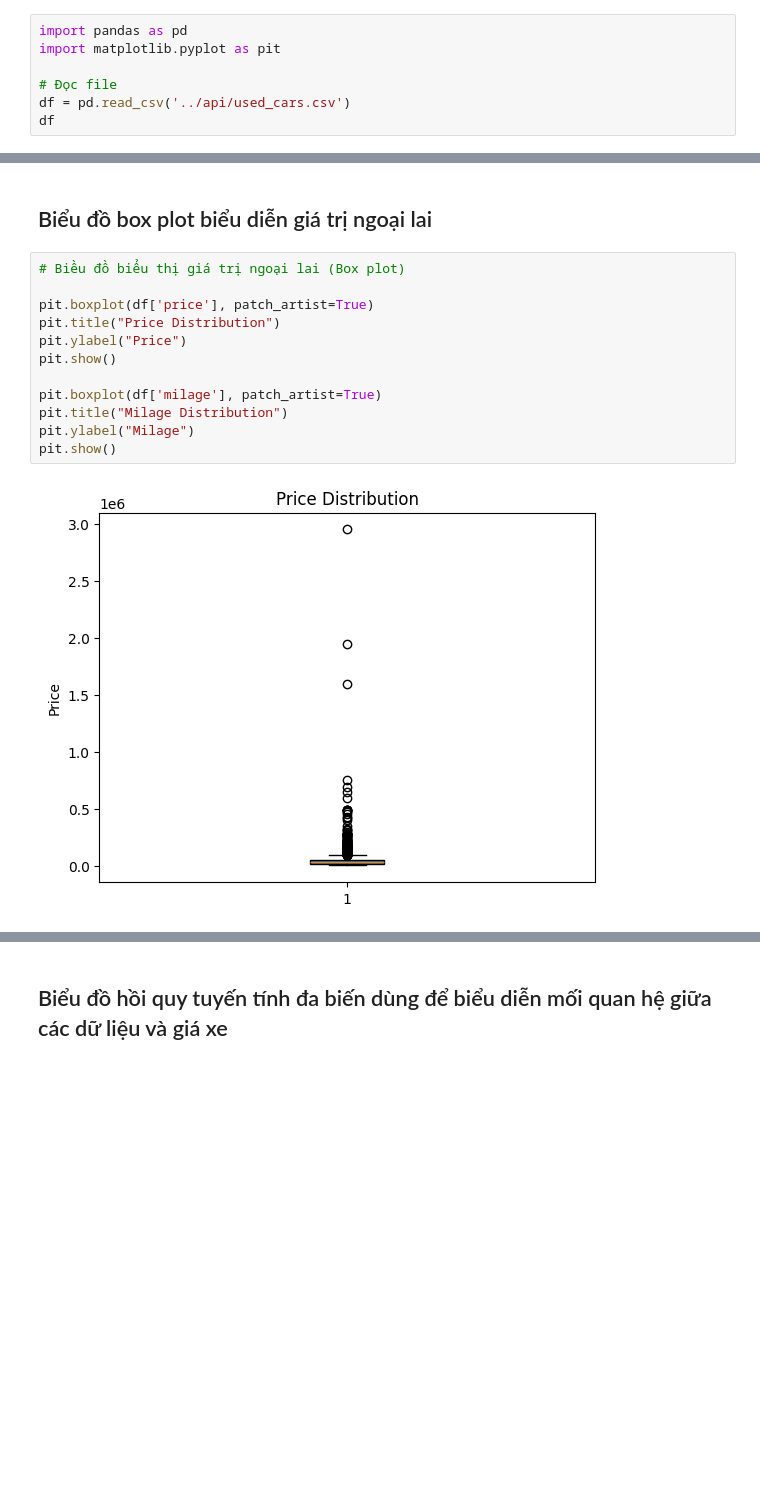
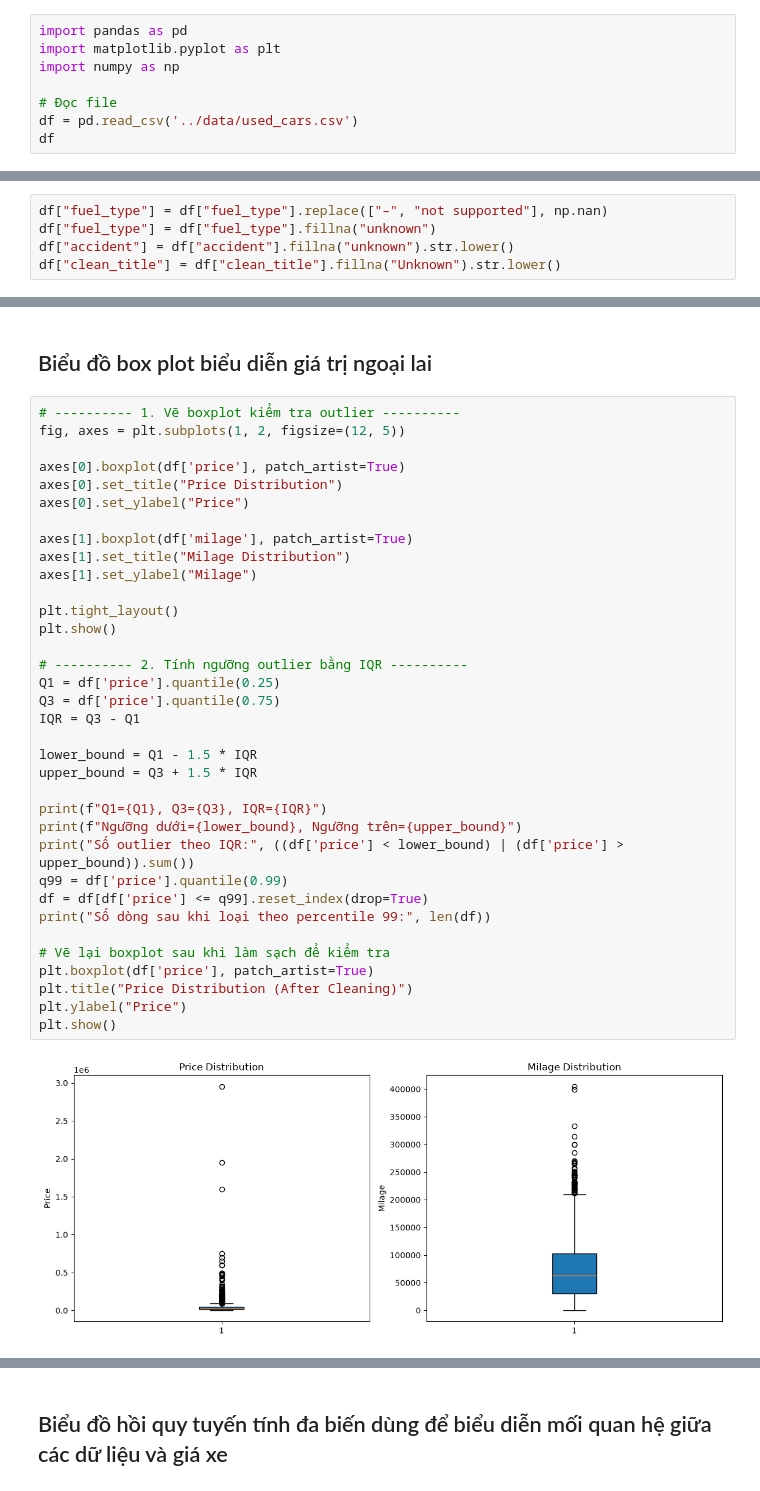
Before and after one commit to Thienbao2211/Used_Car_Analysis, a Jupyter notebook: notebook/PNL_CSA07.ipynb, the cells around one changed output, grey strips where cells are left out. Drawn from its saved outputs; the diff is of its cells as text; blank space fills up the shorter version.

Commit message:
10/8 fix  data

```diff
--- a/notebook/PNL_CSA07.ipynb
+++ b/notebook/PNL_CSA07.ipynb
@@ -3,10 +3,11 @@
 ## Tải tất cả thư viện cần thiết và xử lý dataframe
 # %%
 import pandas as pd
-import matplotlib.pyplot as pit
+import matplotlib.pyplot as plt
+import numpy as np
 
 # Đọc file
-df = pd.read_csv('../api/used_cars.csv')
+df = pd.read_csv('../data/used_cars.csv')
 df
 # %% [output]
 |  | brand | model | model_year | milage | fuel_type | engine | transmission | ext_col | int_col | accident | ... |
@@ -159,0 +216,5 @@ df.describe()
+# %%
+df["fuel_type"] = df["fuel_type"].replace(["–", "not supported"], np.nan)
+df["fuel_type"] = df["fuel_type"].fillna("unknown")
+df["accident"] = df["accident"].fillna("unknown").str.lower()
+df["clean_title"] = df["clean_title"].fillna("Unknown").str.lower()
@@ -204,16 +331,39 @@ pit.show()
 # %% [markdown]
 ## Biểu đồ box plot biểu diễn giá trị ngoại lai
 # %%
-# Biều đồ biểu thị giá trị ngoại lai (Box plot)
+# ---------- 1. Vẽ boxplot kiểm tra outlier ----------
+fig, axes = plt.subplots(1, 2, figsize=(12, 5))
 
-pit.boxplot(df['price'], patch_artist=True)
-pit.title("Price Distribution")
-pit.ylabel("Price")
-pit.show()
+axes[0].boxplot(df['price'], patch_artist=True)
+axes[0].set_title("Price Distribution")
+axes[0].set_ylabel("Price")
 
-pit.boxplot(df['milage'], patch_artist=True)
-pit.title("Milage Distribution")
-pit.ylabel("Milage")
-pit.show()
+axes[1].boxplot(df['milage'], patch_artist=True)
+axes[1].set_title("Milage Distribution")
+axes[1].set_ylabel("Milage")
+
+plt.tight_layout()
+plt.show()
+
+# ---------- 2. Tính ngưỡng outlier bằng IQR ----------
+Q1 = df['price'].quantile(0.25)
+Q3 = df['price'].quantile(0.75)
+IQR = Q3 - Q1
+
+lower_bound = Q1 - 1.5 * IQR
+upper_bound = Q3 + 1.5 * IQR
+
+print(f"Q1={Q1}, Q3={Q3}, IQR={IQR}")
+print(f"Ngưỡng dưới={lower_bound}, Ngưỡng trên={upper_bound}")
+print("Số outlier theo IQR:", ((df['price'] < lower_bound) | (df['price'] > upper_bound)).sum())
+q99 = df['price'].quantile(0.99)
+df = df[df['price'] <= q99].reset_index(drop=True)
+print("Số dòng sau khi loại theo percentile 99:", len(df))
+
+# Vẽ lại boxplot sau khi làm sạch để kiểm tra
+plt.boxplot(df['price'], patch_artist=True)
+plt.title("Price Distribution (After Cleaning)")
+plt.ylabel("Price")
+plt.show()
 # %% [output]
-[figure, old version]
+[figure, new version]
```
Also changed, not shown: parts of 22 cells of this notebook, 3 other files.
